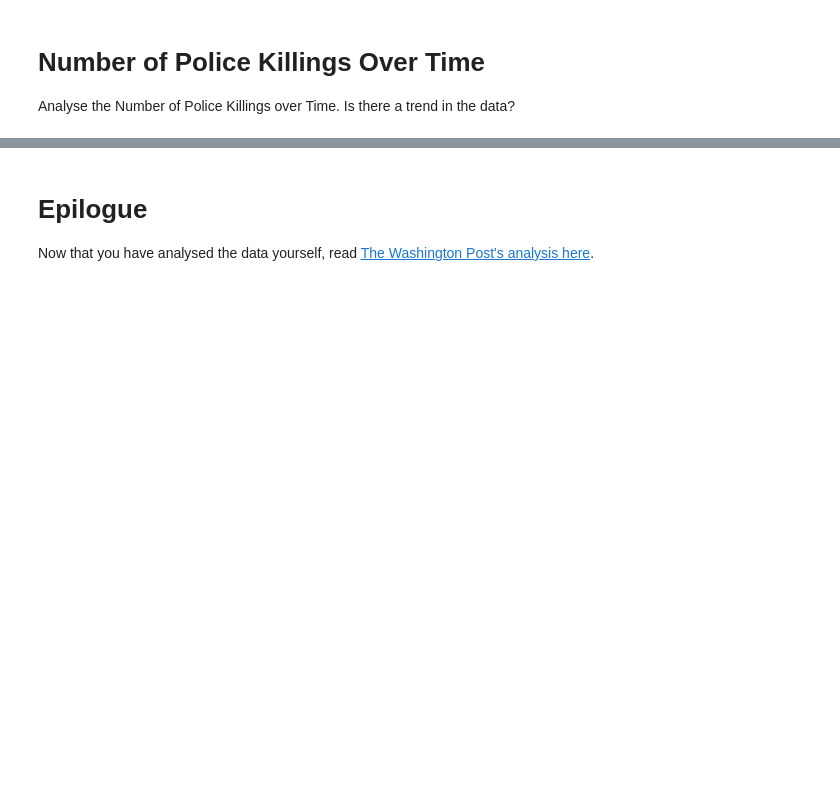
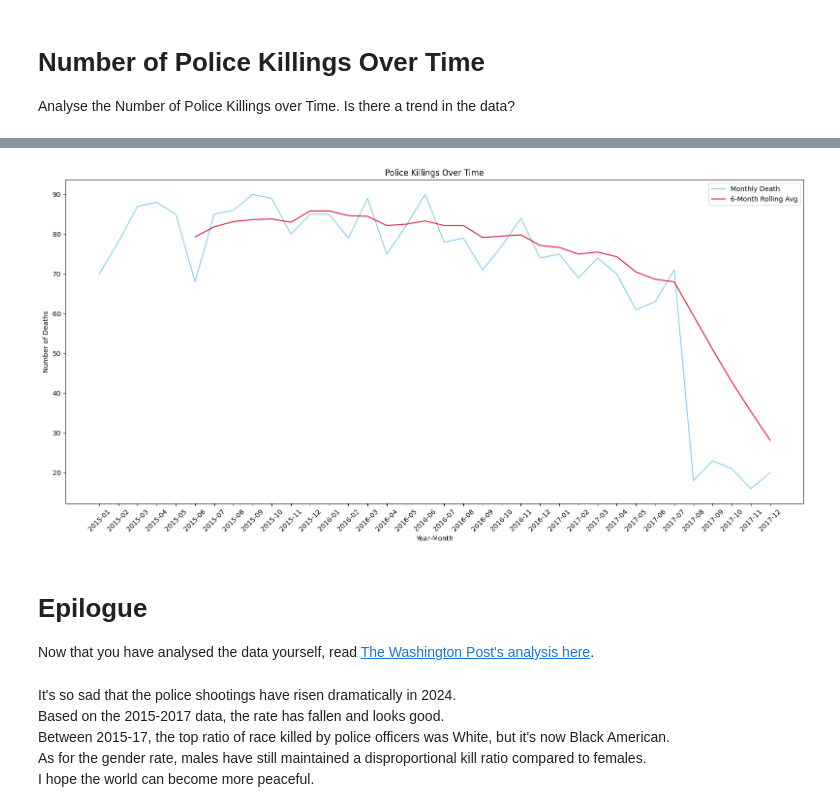
Before and after one commit to chgwyellow/Death-involving-Police-in-the-USA, a Jupyter notebook: Fatal_Force.ipynb, the cells around one changed output, grey strips where cells are left out. Drawn from its saved outputs; the diff is of its cells as text; code cells hidden in the pictures; blank space fills up the shorter version.

Commit message:
Completed the Seaborn lineplot and Epilogue, finished the whole project.

```diff
--- a/Fatal_Force.ipynb
+++ b/Fatal_Force.ipynb
@@ -727,3 +727,7 @@ fig.show()
 # Number of Police Killings Over Time
 
 Analyse the Number of Police Killings over Time. Is there a trend in the data?
+# %%
+df_fatalities.date = pd.to_datetime(df_fatalities.date, format="mixed")
+df_fatalities["Month"] = df_fatalities.date.dt.to_period("M").copy() # build the data via Year
+df_fatalities
@@ -729,0 +748,3 @@ Analyse the Number of Police Killings over Time. Is there a trend in the data?
+# %%
+df_trend_by_month = df_fatalities.groupby("Month")["id"].count().reset_index(name="Death")
+df_trend_by_month
@@ -729,0 +769,4 @@ Analyse the Number of Police Killings over Time. Is there a trend in the data?
+# %%
+df_trend_by_month["rolling"] = df_trend_by_month.Death.rolling(window=6).mean()
+df_trend_by_month.Month = df_trend_by_month.Month.astype(str) # seaborn didn't accept the period data type
+df_trend_by_month
@@ -730,4 +791,24 @@ Analyse the Number of Police Killings over Time. Is there a trend in the data?
+# %%
+plt.figure(figsize=(16,8))
+sns.lineplot(data=df_trend_by_month, x="Month", y="Death", label="Monthly Death", color="skyblue")
+sns.lineplot(data=df_trend_by_month, x="Month", y="rolling", label="6-Month Rolling Avg", color="crimson")
+
+plt.title("Police Killings Over Time")
+plt.xlabel("Year-Month")
+plt.ylabel("Number of Deaths")
+plt.xticks(rotation=45, ha="center")
+plt.legend()
+plt.tight_layout()
+plt.show()
+# %% [output]
+[figure, added]
 # %% [markdown]
 # Epilogue
 
 Now that you have analysed the data yourself, read [The Washington Post's analysis here](https://www.washingtonpost.com/graphics/investigations/police-shootings-database/).
+# %% [markdown]
+It's so sad that the police shootings have risen dramatically in 2024.
+Based on the 2015-2017 data, the rate has fallen and looks good.
+Between 2015-17, the top ratio of race killed by police officers was White, but it's now Black American.
+As for the gender rate, males have still maintained a disproportional kill ratio compared to females.
+I hope the world can become more peaceful.
```
Also changed, not shown: parts of 4 cells of this notebook.
